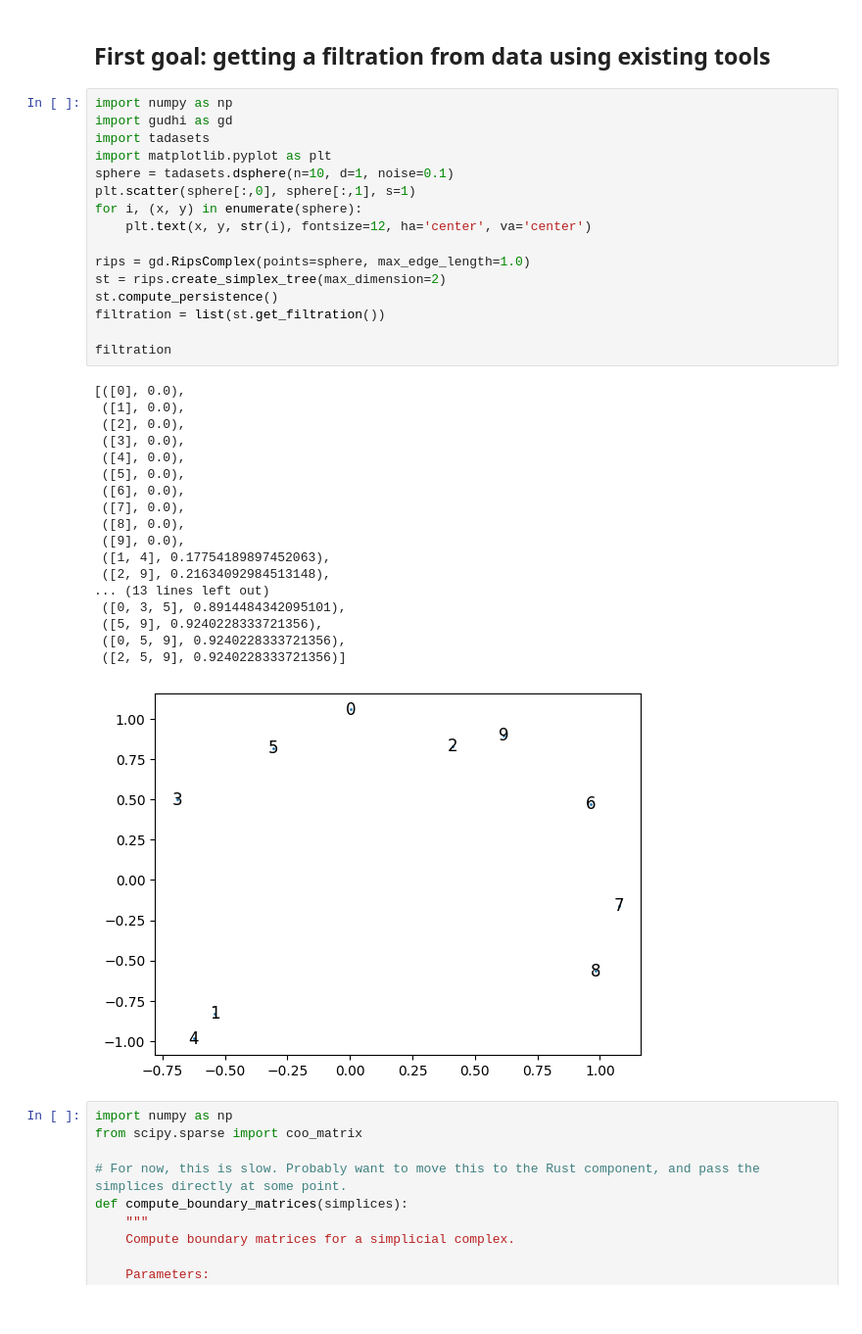
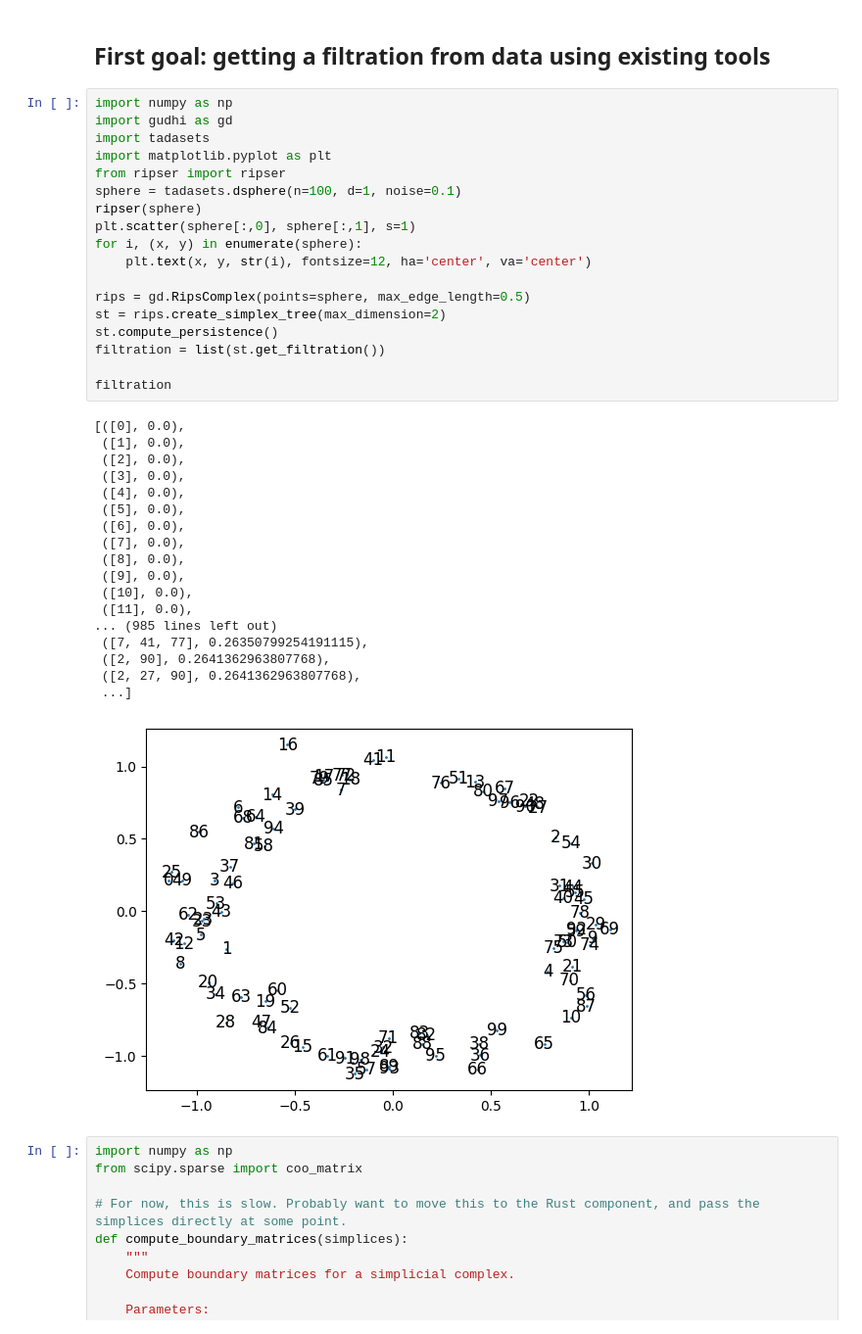
Before and after one commit to mmasque/persistent-laplacians, a Jupyter notebook: exploration.ipynb, the cells around one changed output. Shown: that part at 98% size. Cells and saved outputs as stored; diff of their text form.

```diff
--- a/exploration.ipynb
+++ b/exploration.ipynb
@@ -3,38 +3,40 @@
 # %%
 import numpy as np
 import gudhi as gd
 import tadasets
 import matplotlib.pyplot as plt
-sphere = tadasets.dsphere(n=10, d=1, noise=0.1)
+from ripser import ripser
+sphere = tadasets.dsphere(n=100, d=1, noise=0.1)
+ripser(sphere)
 plt.scatter(sphere[:,0], sphere[:,1], s=1)
 for i, (x, y) in enumerate(sphere):
     plt.text(x, y, str(i), fontsize=12, ha='center', va='center')
 
-rips = gd.RipsComplex(points=sphere, max_edge_length=1.0)
+rips = gd.RipsComplex(points=sphere, max_edge_length=0.5)
 st = rips.create_simplex_tree(max_dimension=2)
 st.compute_persistence()
 filtration = list(st.get_filtration())
 
 filtration
 # %% [output]
 [([0], 0.0),
  ([1], 0.0),
  ([2], 0.0),
  ([3], 0.0),
  ([4], 0.0),
  ([5], 0.0),
  ([6], 0.0),
  ([7], 0.0),
  ([8], 0.0),
  ([9], 0.0),
- ([1, 4], 0.17754189897452063),
- ([2, 9], 0.21634092984513148),
-... (13 lines left out)
- ([0, 3, 5], 0.8914484342095101),
- ([5, 9], 0.9240228333721356),
- ([0, 5, 9], 0.9240228333721356),
- ([2, 5, 9], 0.9240228333721356)]
+ ([10], 0.0),
+ ([11], 0.0),
+... (985 lines left out)
+ ([7, 41, 77], 0.26350799254191115),
+ ([2, 90], 0.2641362963807768),
+ ([2, 27, 90], 0.2641362963807768),
+ ...]
-[figure, old version]
+[figure, new version]
 # %%
 import numpy as np
 from scipy.sparse import coo_matrix
```
Also changed, not shown: parts of 1 cell of this notebook, 5 other files.
